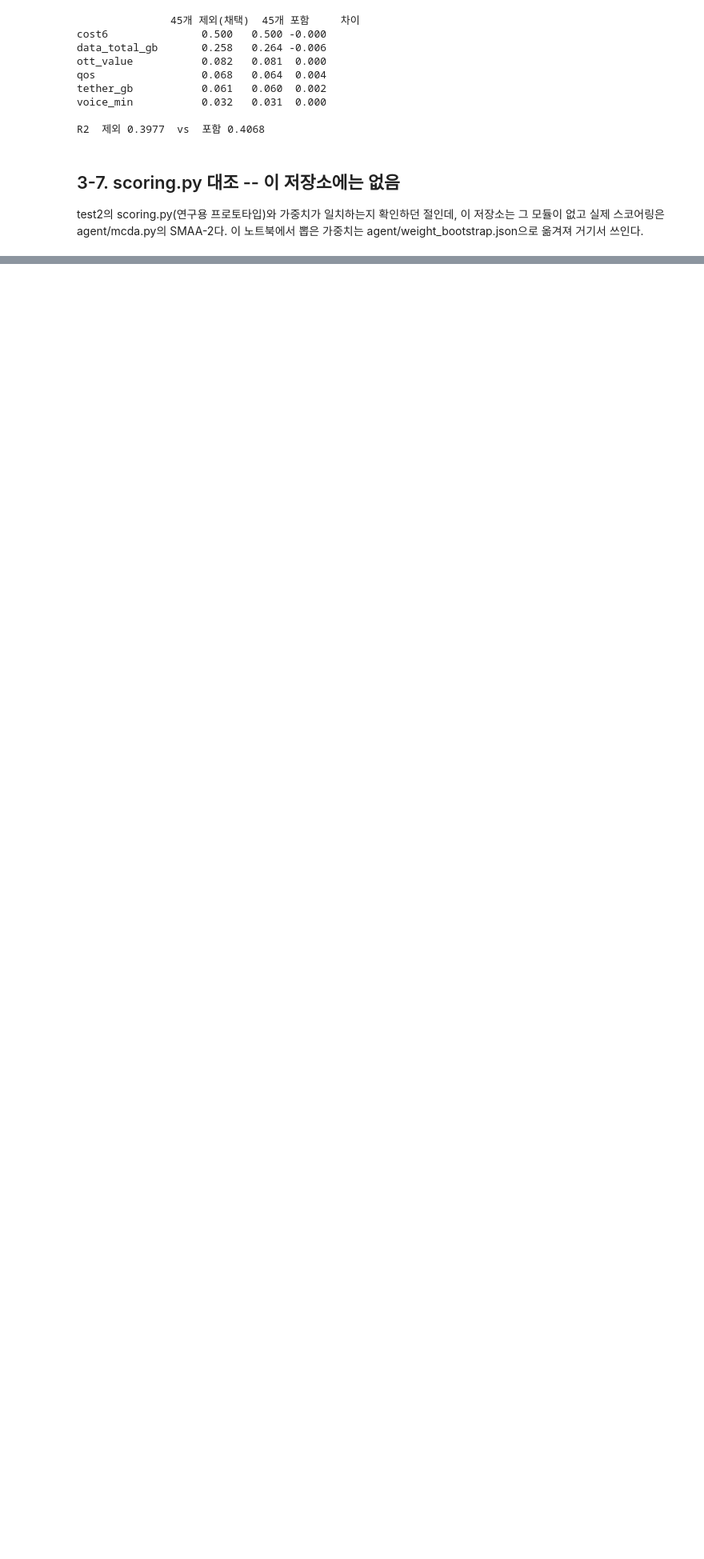
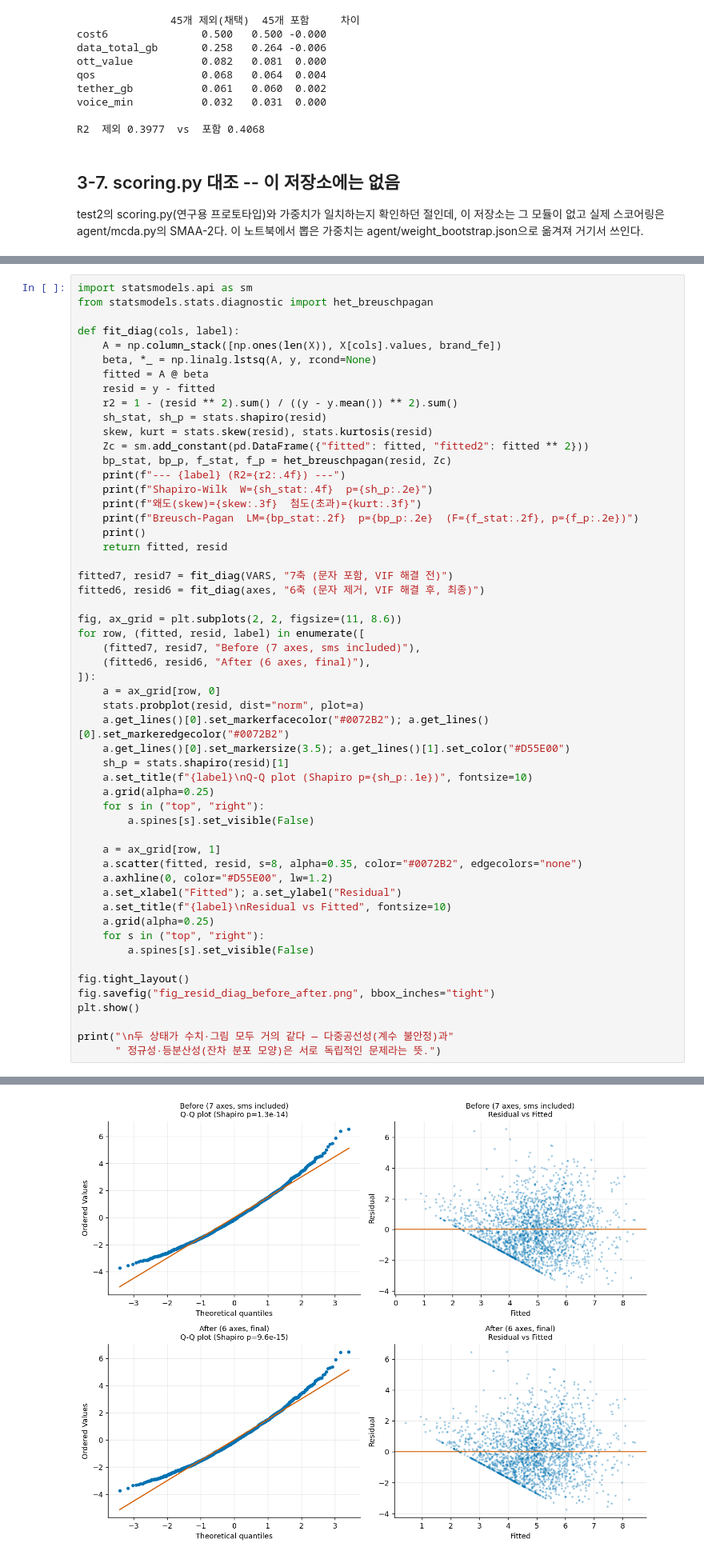
Before and after one commit to ASAC11broadband/telecom-plan-recommendation, a Jupyter notebook: notebooks/regression_baseline.ipynb, the cells around one changed output, grey strips where cells are left out. Shown at 80% size. Saved outputs shown, nothing was run; the diff lists cells and outputs as text; blank space fills up the shorter version.

```diff
--- a/notebooks/regression_baseline.ipynb
+++ b/notebooks/regression_baseline.ipynb
@@ -718,0 +786,55 @@ test2의 scoring.py(연구용 프로토타입)와 가중치가 일치하는지
+# %%
+import statsmodels.api as sm
+from statsmodels.stats.diagnostic import het_breuschpagan
+
+def fit_diag(cols, label):
+    A = np.column_stack([np.ones(len(X)), X[cols].values, brand_fe])
+    beta, *_ = np.linalg.lstsq(A, y, rcond=None)
+    fitted = A @ beta
+    resid = y - fitted
+    r2 = 1 - (resid ** 2).sum() / ((y - y.mean()) ** 2).sum()
+    sh_stat, sh_p = stats.shapiro(resid)
+    skew, kurt = stats.skew(resid), stats.kurtosis(resid)
+    Zc = sm.add_constant(pd.DataFrame({"fitted": fitted, "fitted2": fitted ** 2}))
+    bp_stat, bp_p, f_stat, f_p = het_breuschpagan(resid, Zc)
+    print(f"--- {label} (R2={r2:.4f}) ---")
+    print(f"Shapiro-Wilk  W={sh_stat:.4f}  p={sh_p:.2e}")
+    print(f"왜도(skew)={skew:.3f}  첨도(초과)={kurt:.3f}")
+    print(f"Breusch-Pagan  LM={bp_stat:.2f}  p={bp_p:.2e}  (F={f_stat:.2f}, p={f_p:.2e})")
+    print()
+    return fitted, resid
+
+fitted7, resid7 = fit_diag(VARS, "7축 (문자 포함, VIF 해결 전)")
+fitted6, resid6 = fit_diag(axes, "6축 (문자 제거, VIF 해결 후, 최종)")
+
+fig, ax_grid = plt.subplots(2, 2, figsize=(11, 8.6))
+for row, (fitted, resid, label) in enumerate([
+    (fitted7, resid7, "Before (7 axes, sms included)"),
+    (fitted6, resid6, "After (6 axes, final)"),
+]):
+    a = ax_grid[row, 0]
+    stats.probplot(resid, dist="norm", plot=a)
+    a.get_lines()[0].set_markerfacecolor("#0072B2"); a.get_lines()[0].set_markeredgecolor("#0072B2")
+    a.get_lines()[0].set_markersize(3.5); a.get_lines()[1].set_color("#D55E00")
+    sh_p = stats.shapiro(resid)[1]
+    a.set_title(f"{label}\nQ-Q plot (Shapiro p={sh_p:.1e})", fontsize=10)
+    a.grid(alpha=0.25)
+    for s in ("top", "right"):
+        a.spines[s].set_visible(False)
+
+    a = ax_grid[row, 1]
+    a.scatter(fitted, resid, s=8, alpha=0.35, color="#0072B2", edgecolors="none")
+    a.axhline(0, color="#D55E00", lw=1.2)
+    a.set_xlabel("Fitted"); a.set_ylabel("Residual")
+    a.set_title(f"{label}\nResidual vs Fitted", fontsize=10)
+    a.grid(alpha=0.25)
+    for s in ("top", "right"):
+        a.spines[s].set_visible(False)
+
+fig.tight_layout()
+fig.savefig("fig_resid_diag_before_after.png", bbox_inches="tight")
+plt.show()
+
+print("\n두 상태가 수치·그림 모두 거의 같다 — 다중공선성(계수 불안정)과"
+      " 정규성·등분산성(잔차 분포 모양)은 서로 독립적인 문제라는 뜻.")
+# %% [output]
@@ -719,3 +853,4 @@ test2의 scoring.py(연구용 프로토타입)와 가중치가 일치하는지
+[figure, added]
 # %% [markdown]
 ## 4. 정리
 
```
Also changed, not shown: parts of 16 cells of this notebook, 36 other files.
